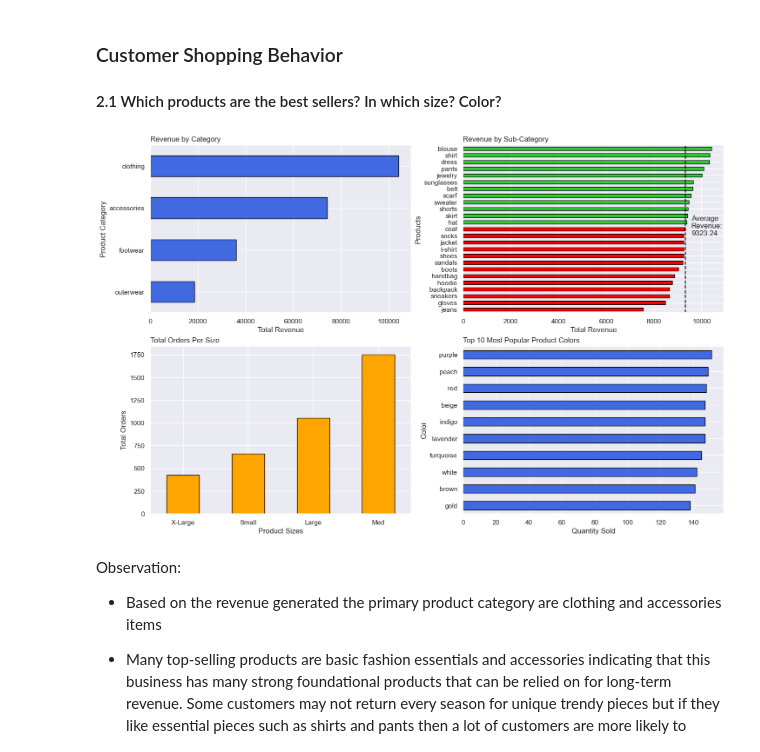
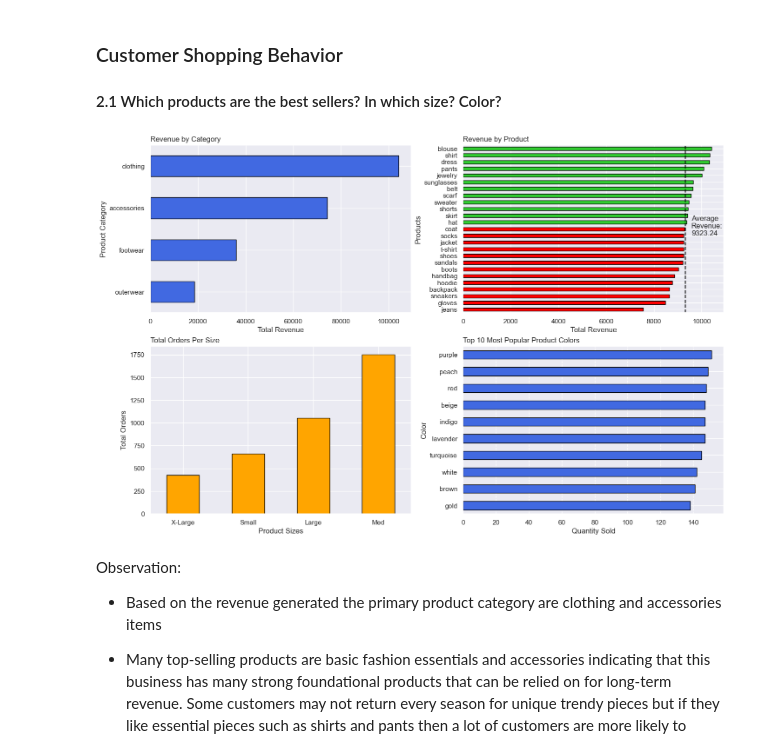
Before and after one commit to jasondo-da/shopping_behavior_analysis, a Jupyter notebook: shopping_behavior_analysis.ipynb, the cells around one changed output. Saved outputs shown, nothing was run; the diff lists cells and outputs as text; code cells hidden in the pictures.

```diff
--- a/shopping_behavior_analysis.ipynb
+++ b/shopping_behavior_analysis.ipynb
@@ -225,7 +226,7 @@ df['sub_status'] = df['sub_status'].astype('category')
 
 df['shipping_type'] = df['shipping_type'].apply(clean_col)
 df['shipping_type'] = df['shipping_type'].astype('category')
-df['shipping_type'] = df['shipping_type'].replace('express', 'paid_shipping').replace('next day air', 'paid_shipping').replace('standard', 'paid_shipping').replace('2-day shipping', 'paid_shipping').replace('store pickup', 'free_shipping')
+df['shipping_type'] = df['shipping_type'].replace('express', 'paid_shipping').replace('next_day_air', 'paid_shipping').replace('standard', 'paid_shipping').replace('2-day_shipping', 'paid_shipping').replace('store_pickup', 'free_shipping')
 
 df['discount_applied'] = df['discount_applied'].apply(clean_col)
 df['discount_applied'] = df['discount_applied'].astype('category')
@@ -623,37 +624,37 @@ for i in product_rev:
 product_rev.plot(kind='barh',
                      color=col,
                      edgecolor='black')
-plt.title('Revenue by Sub-Category', loc='left')
+plt.title('Revenue by Product', loc='left')
 plt.axvline(x=avg_rev,
             color='black',
             linestyle='--')
 plt.text((avg_rev + 250), 11, f'Average\nRevenue:\n{avg_rev.round(2)}')
 plt.xlabel('Total Revenue')
 plt.ylabel('Products')
 
 # If it is applicable, we should find which sizes are the most
 # popular sizes purchased by our customers.
 plt.subplot(2, 2, 3)
 df['size'].value_counts().sort_values().plot(kind='bar',
                                              color='orange',
                                              edgecolor='black')
 plt.title('Total Orders Per Size', loc='left')
 plt.xlabel('Product Sizes')
 plt.xticks([0, 1, 2, 3], ['X-Large', 'Small', 'Large', 'Med'], rotation=0)
 plt.ylabel('Total Orders')
 
 # It would be interesting to also see which colors are the most popular for items sold.
 plt.subplot(2, 2, 4)
 df['color'].value_counts().sort_values().head(10).plot(kind='barh',
                                                        color='royalblue',
                                                        edgecolor='black')
 plt.title('Top 10 Most Popular Product Colors ', loc='left')
 plt.grid(axis='x', linestyle='--')
 plt.xlabel('Quantity Sold')
 plt.ylabel('Color')
 plt.show()
 # %% [output]
-[figure, old version]
+[figure, new version]
 # %% [markdown]
 Observation:
 
```
Also changed, not shown: parts of 32 cells of this notebook.
